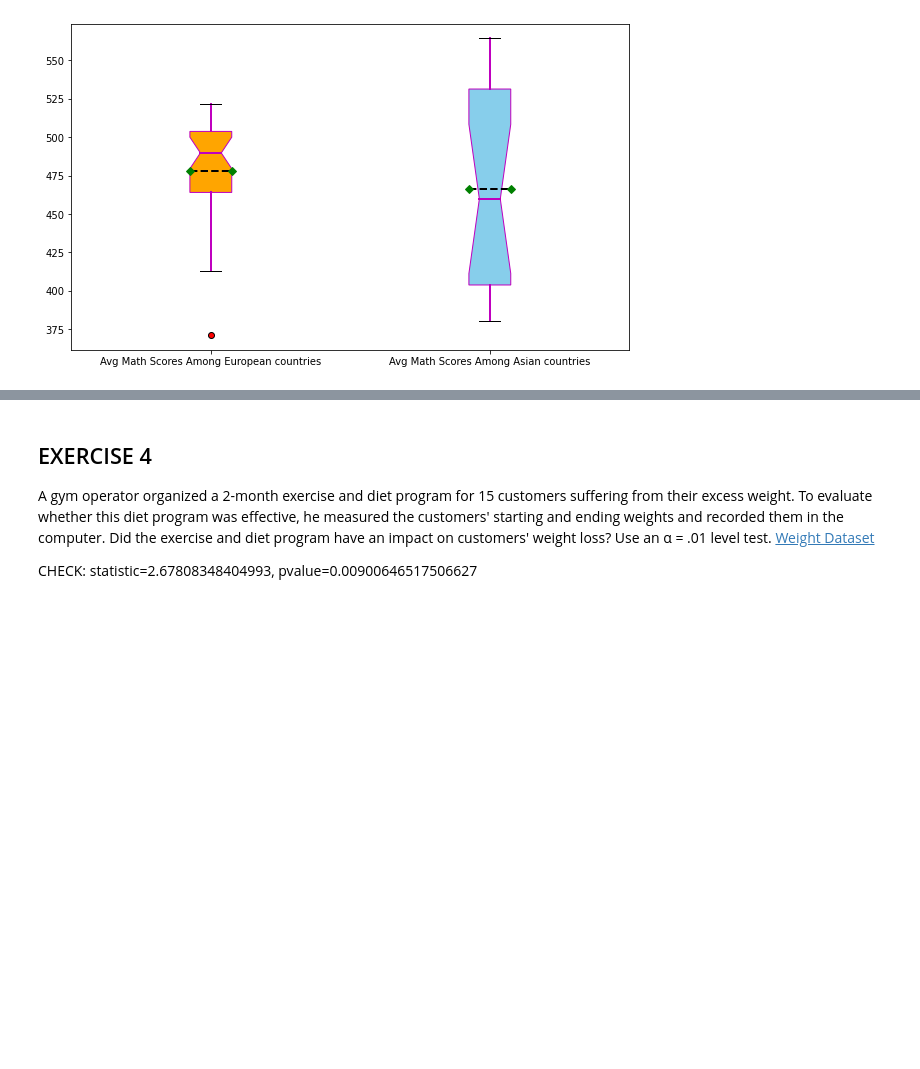
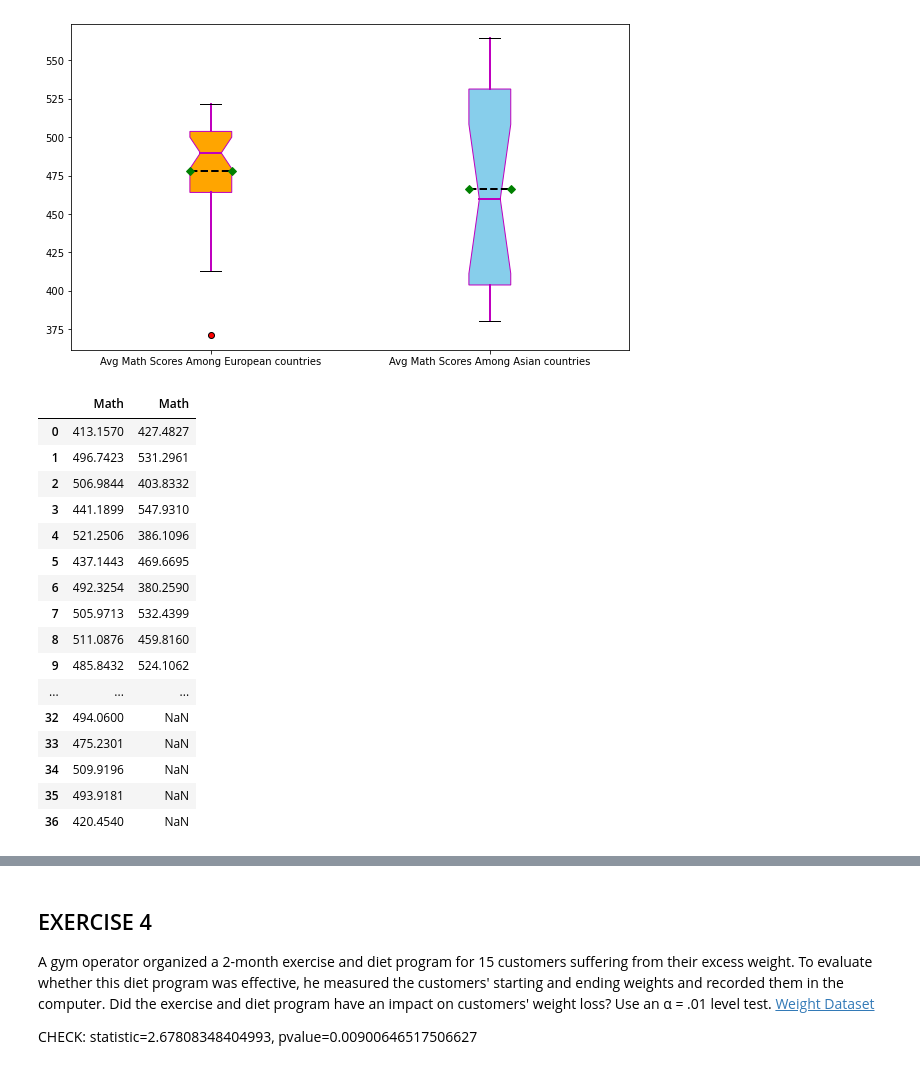
Before and after one commit to celik-muhammed/11-Python-Data-Statistics-Basics, a Jupyter notebook: 00-Assignments/StatwPy-Assignment-3-Hypothesis-Tests.ipynb, the cells around one changed output, grey strips where cells are left out. Saved outputs shown, nothing was run; the diff lists cells and outputs as text; code cells hidden in the pictures; blank space fills up the shorter version.

```diff
--- a/00-Assignments/StatwPy-Assignment-3-Hypothesis-Tests.ipynb
+++ b/00-Assignments/StatwPy-Assignment-3-Hypothesis-Tests.ipynb
@@ -358,3 +359,27 @@ for patch,color in zip(ax.patches, ['Orange','skyBlue']):
 plt.show()
 # %% [output]
 [figure]
+# %%
+df_concat = pd.concat(
+    [df[df.Continent_Code == 'EU']["Math"].reset_index(drop=True),
+     df[df.Continent_Code == 'AS']["Math"].reset_index(drop=True)],
+    axis=1)
+df_concat
+# %% [output]
+|  | Math | Math |
+| 0 | 413.1570 | 427.4827 |
+| 1 | 496.7423 | 531.2961 |
+| 2 | 506.9844 | 403.8332 |
+| 3 | 441.1899 | 547.9310 |
+| 4 | 521.2506 | 386.1096 |
+| 5 | 437.1443 | 469.6695 |
+| 6 | 492.3254 | 380.2590 |
+| 7 | 505.9713 | 532.4399 |
+| 8 | 511.0876 | 459.8160 |
+| 9 | 485.8432 | 524.1062 |
+| ... | ... | ... |
+| 32 | 494.0600 | NaN |
+| 33 | 475.2301 | NaN |
+| 34 | 509.9196 | NaN |
+| 35 | 493.9181 | NaN |
+| 36 | 420.4540 | NaN |
```
Also changed, not shown: parts of 2 cells of this notebook.
